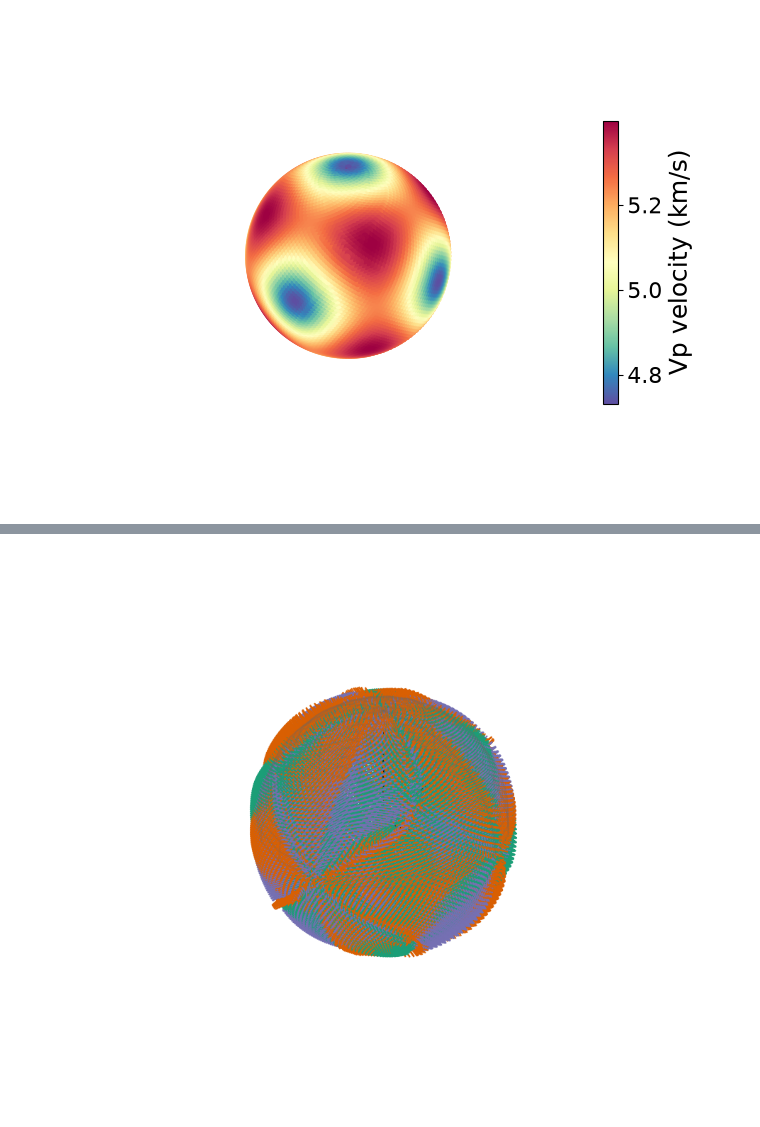
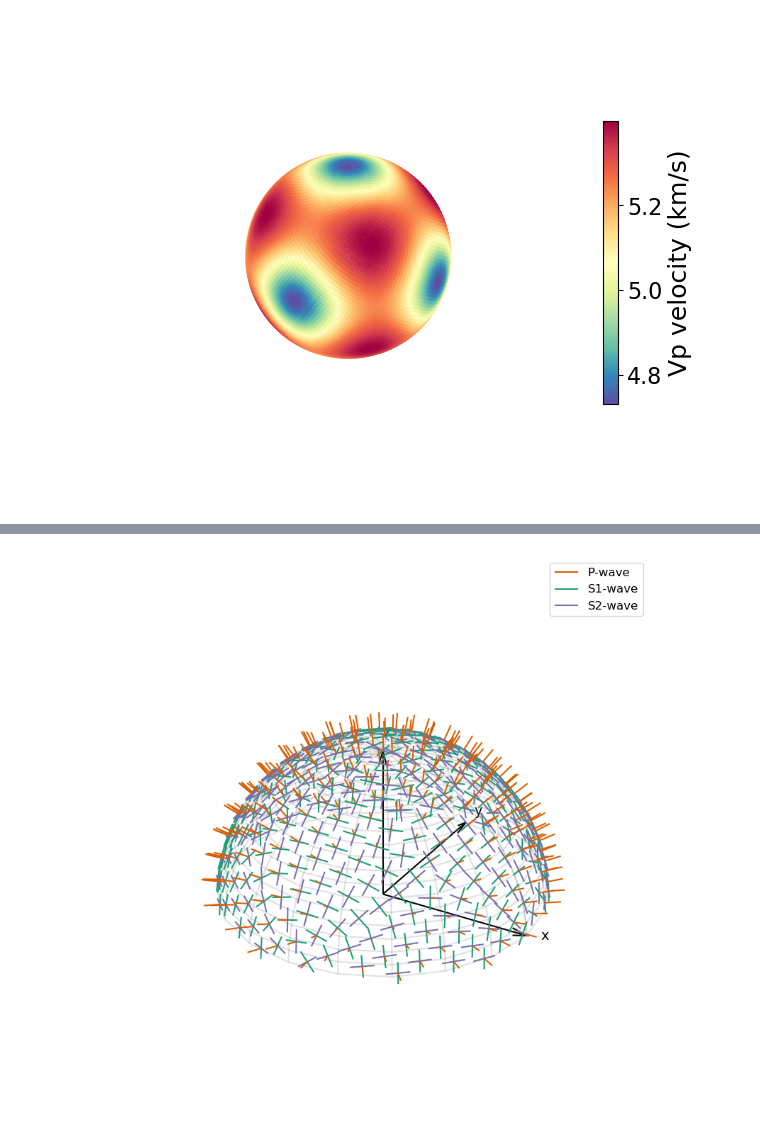
Before and after one commit to marcoalopez/PyRockWave, a Jupyter notebook: notebooks/test_christoffel_GaAs.ipynb, the cells around one changed output, grey strips where cells are left out. Saved outputs shown, nothing was run; the diff lists cells and outputs as text; code cells hidden in the pictures.

```diff
--- a/notebooks/test_christoffel_GaAs.ipynb
+++ b/notebooks/test_christoffel_GaAs.ipynb
@@ -184,58 +182,51 @@ TODO: create a mask to plot only aroun 150 num points to not saturate the figure
+# %%
+azi, polar = equispaced_S2_grid(num_points=300, degrees=False, hemisphere='upper')
+
+# convert from spherical to 3d cartesian
+qx, qy, qz = sph2cart(azimuth_rad=azi, polar_rad=polar)
+# %%
+_, polarization = phase_seismic_properties(
+    Cij=Cij_GaAs,
+    density_gcm3=density_GaAs,
+    azimuths_deg=np.rad2deg(azi),
+    polar_deg=np.rad2deg(polar),
+)
+# %%
+wavevectors = np.column_stack((qx, qy, qz))
 # %%
 fig6, ax = plt.subplots(figsize=(10, 10), subplot_kw={"projection": "3d"})
 
-# Plot unit sphere
+# Plot unit sphere (upper hemisphere, matching the wavevector grid)
 u = np.linspace(0, 2 * np.pi, 20)
-v = np.linspace(0, np.pi/2, 20)
+v = np.linspace(0, np.pi / 2, 20)
 x = np.outer(np.cos(u), np.sin(v))
 y = np.outer(np.sin(u), np.sin(v))
 z = np.outer(np.ones(np.size(u)), np.cos(v))
 ax.plot_wireframe(x, y, z, color='dimgray', alpha=0.2)
 
-# Plot axis
+# Plot coordinate axes, labelled at their tips
 origin = [0, 0, 0]
-a, b, c = [1, 0, 0], [0, 1, 0], [0, 0, 1]
-ax.quiver(*origin, *a, color='black', label='x-axis', normalize=True, arrow_length_ratio=0.1)
-ax.quiver(*origin, *b, color='black', label='y-axis', normalize=True, arrow_length_ratio=0.1)
-ax.quiver(*origin, *c, color='black', label='z-axis', normalize=True, arrow_length_ratio=0.1)
+for axis_dir, name in zip([(1, 0, 0), (0, 1, 0), (0, 0, 1)], ['x', 'y', 'z']):
+    ax.quiver(*origin, *axis_dir, color='black', normalize=True, arrow_length_ratio=0.1)
+    ax.text(*(1.1 * np.array(axis_dir)), name, fontsize=14)
 
-# Plot polarization vectors
-colors = ['#1b9e77', '#7570b3']
-labels = ['S1-wave', 'S2-wave']
+# P-wave polarizations, sign-flipped to point outward
+dots = np.einsum('ij,ij->i', polarization[:, 2], wavevectors)
+p_polarization = polarization[:, 2] * np.where(dots < 0, -1.0, 1.0)[:, None]
 
-for i in range(polarization.shape[0]):
-    surface = wavevectors[i]
-    vectors = [polarization[i, :, 1], polarization[i, :, 0]]
-    p_polarization = polarization[i, :, 2]
+ax.quiver(*wavevectors.T, *p_polarization.T, color='#d95f02', length=0.10,
+          arrow_length_ratio=0, label='P-wave')
 
-    if np.dot(p_polarization, wavevectors[i]) < 0:
-        p_polarization = -p_polarization
-
-    # P-wave polarization
-    ax.quiver(*surface, *p_polarization, color='#d95f02', label='P-wave', length=0.10, arrow_length_ratio=0)
-
-    # S-wave polarization
-    for vec, color, label in zip(vectors, colors, labels):
-        ax.quiver(*surface, *vec, color=color, label=label, pivot='middle', length=0.15, arrow_length_ratio=0)
+# S-wave polarizations (unsigned, so centred on the surface point)
+ax.quiver(*wavevectors.T, *polarization[:, 1].T, color='#1b9e77',
+          pivot='middle', length=0.15, arrow_length_ratio=0, label='S1-wave')
+ax.quiver(*wavevectors.T, *polarization[:, 0].T, color='#7570b3',
+          pivot='middle', length=0.15, arrow_length_ratio=0, label='S2-wave')
 
 # Prettify the figure
-ax.set_xlabel('x')
-ax.set_ylabel('y')
-ax.set_zlabel('z')
-ax.set_xlim([-1, 1])
-ax.set_ylim([-1, 1])
-ax.set_zlim([-1, 1])
-# make the panes transparent
-ax.xaxis.set_pane_color((1.0, 1.0, 1.0, 0.0))
-ax.yaxis.set_pane_color((1.0, 1.0, 1.0, 0.0))
-ax.zaxis.set_pane_color((1.0, 1.0, 1.0, 0.0))
-# make the grid lines transparent
-ax.xaxis._axinfo["grid"]['color'] =  (1,1,1,0)
-ax.yaxis._axinfo["grid"]['color'] =  (1,1,1,0)
-ax.zaxis._axinfo["grid"]['color'] =  (1,1,1,0)
-ax.axis("off")
-#ax.legend
-
-ax.axis('equal')  # Set an equal aspect ratio
-fig2.tight_layout()
+ax.set_proj_type('ortho')  # orthographic view preserves angles
+ax.set_aspect('equal')
+ax.axis('off')
+ax.legend(loc='upper right', fontsize=12)
+# ax.view_init(elev=90, azim=180, roll=0)
 # %% [output]
@@ -243 +234 @@ RuntimeError: Colorbar layout of new layout engine not compatible with old engin
-[figure, old version]
+[figure, new version]
```
Also changed, not shown: parts of 13 cells of this notebook.
